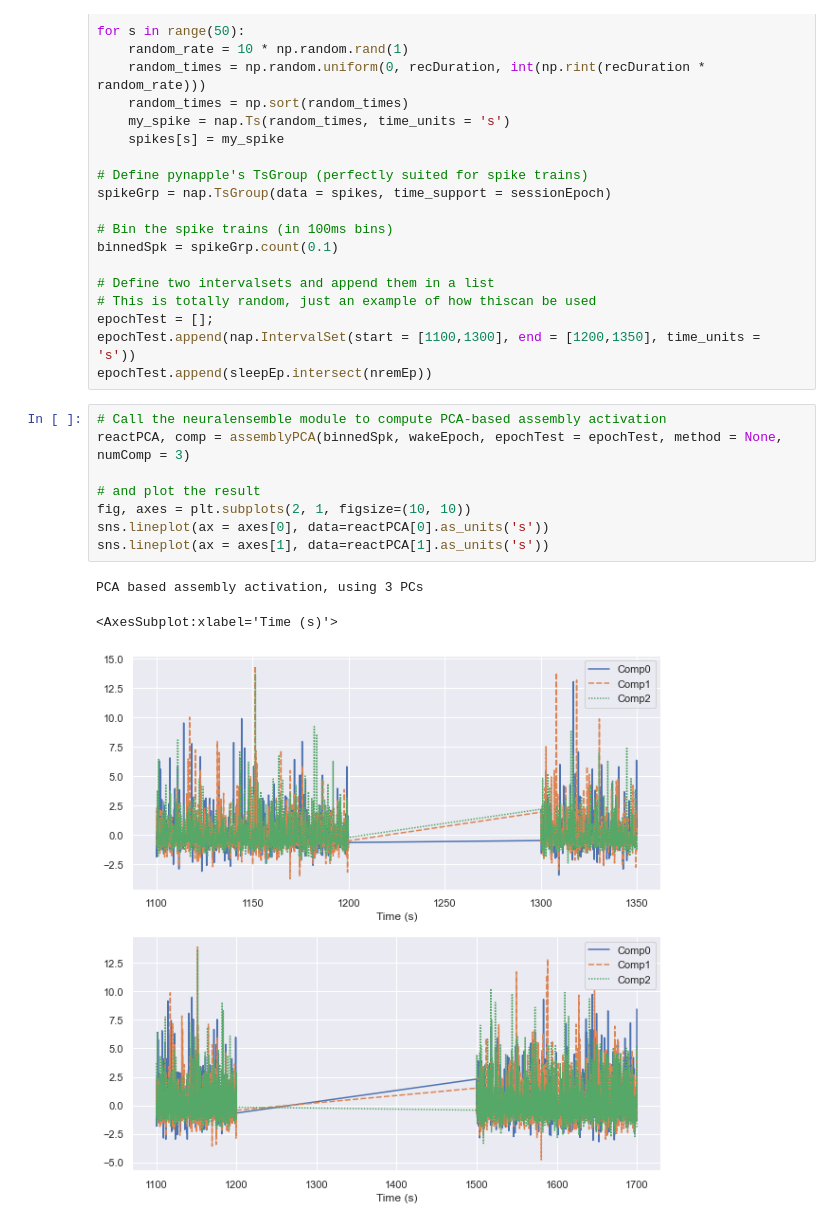
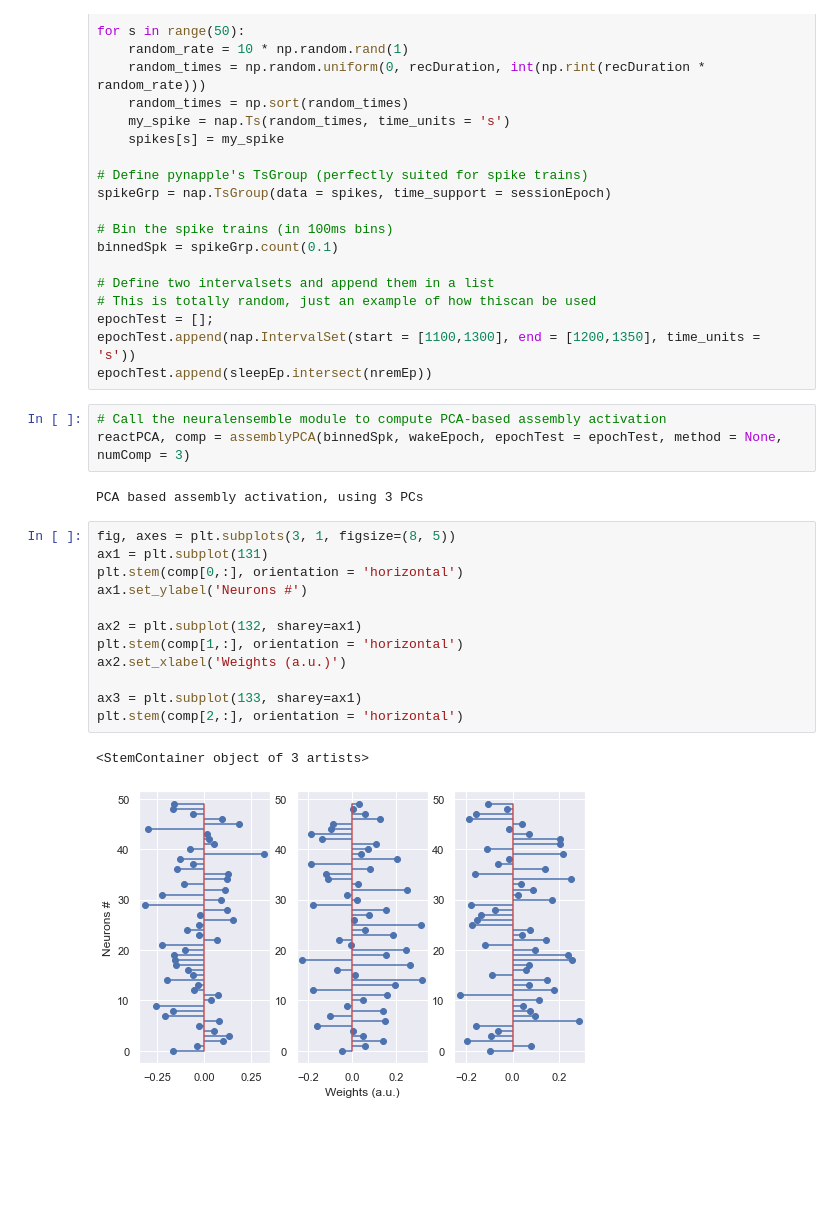
Before and after one commit to PeyracheLab/pynacollada, a Jupyter notebook: neuralensemble/Neuralensemble_tutorial_replay1.ipynb, the cells around one changed output. Cells and saved outputs as stored; diff of their text form; blank space fills up the shorter version.

```diff
--- a/neuralensemble/Neuralensemble_tutorial_replay1.ipynb
+++ b/neuralensemble/Neuralensemble_tutorial_replay1.ipynb
@@ -38,12 +38,20 @@ epochTest.append(sleepEp.intersect(nremEp))
 # %%
 # Call the neuralensemble module to compute PCA-based assembly activation
 reactPCA, comp = assemblyPCA(binnedSpk, wakeEpoch, epochTest = epochTest, method = None, numComp = 3)
-
-# and plot the result
-fig, axes = plt.subplots(2, 1, figsize=(10, 10))
-sns.lineplot(ax = axes[0], data=reactPCA[0].as_units('s'))
-sns.lineplot(ax = axes[1], data=reactPCA[1].as_units('s'))
 # %% [output]
 PCA based assembly activation, using 3 PCs
-<AxesSubplot:xlabel='Time (s)'>
-[figure, removed]
+# %%
+fig, axes = plt.subplots(3, 1, figsize=(8, 5))
+ax1 = plt.subplot(131)
+plt.stem(comp[0,:], orientation = 'horizontal')
+ax1.set_ylabel('Neurons #')
+
+ax2 = plt.subplot(132, sharey=ax1)
+plt.stem(comp[1,:], orientation = 'horizontal')
+ax2.set_xlabel('Weights (a.u.)')
+
+ax3 = plt.subplot(133, sharey=ax1)
+plt.stem(comp[2,:], orientation = 'horizontal')
+# %% [output]
+<StemContainer object of 3 artists>
+[figure, added]
```
Also changed, not shown: parts of 1 cell of this notebook.
